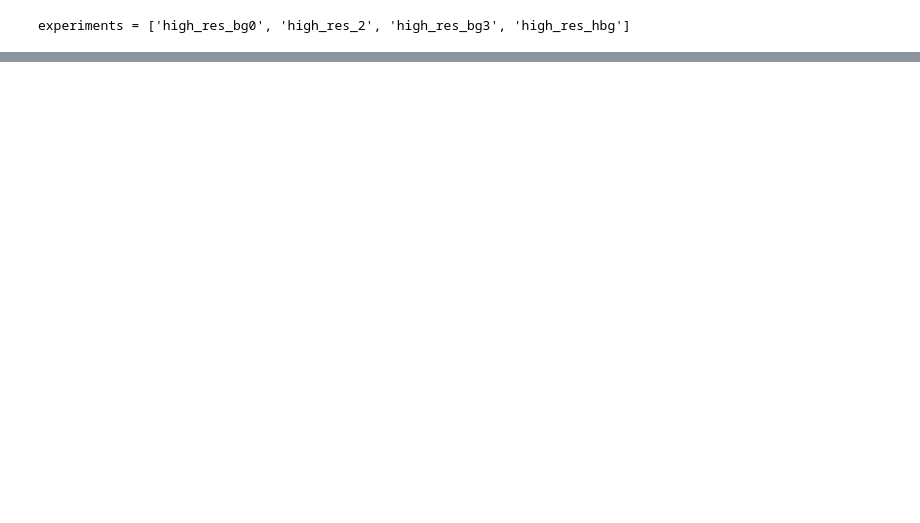
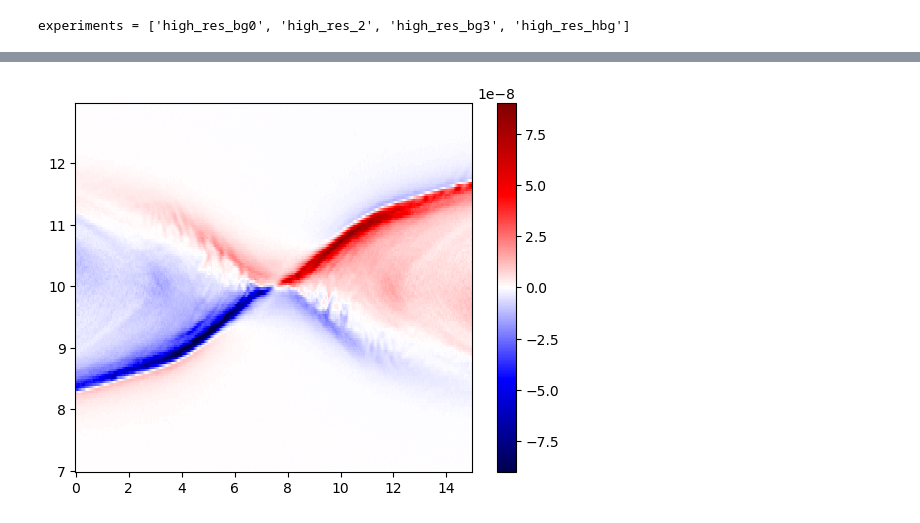
Before and after one commit to georgemilosh/closure, a Jupyter notebook: examples/read_PIC.ipynb, the cells around one changed output, grey strips where cells are left out. Drawn from its saved outputs; the diff is of its cells as text; code cells hidden in the pictures; blank space fills up the shorter version.

```diff
--- a/examples/read_PIC.ipynb
+++ b/examples/read_PIC.ipynb
@@ -60,0 +33,7 @@ INFO:read_pic:loading Ppar and Pperp
+# %%
+EFx = data['high_res_hbg']['EFx']['e1']+data['high_res_hbg']['EFx']['e2']
+plt.pcolormesh(X, Y, EFx, cmap='seismic', vmax=EFx.max(), vmin=-EFx.max())
+plt.colorbar()
+plt.show()
+# %% [output]
+[figure, added]
```
Also changed, not shown: parts of 17 cells of this notebook, 5 other files.
